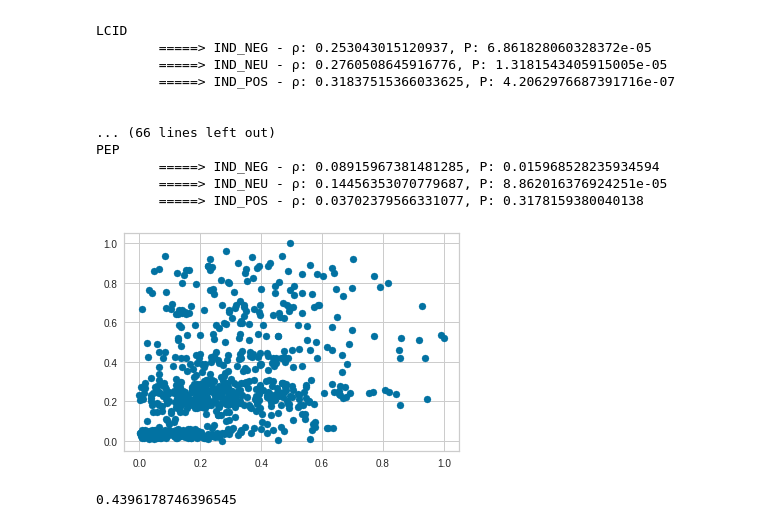
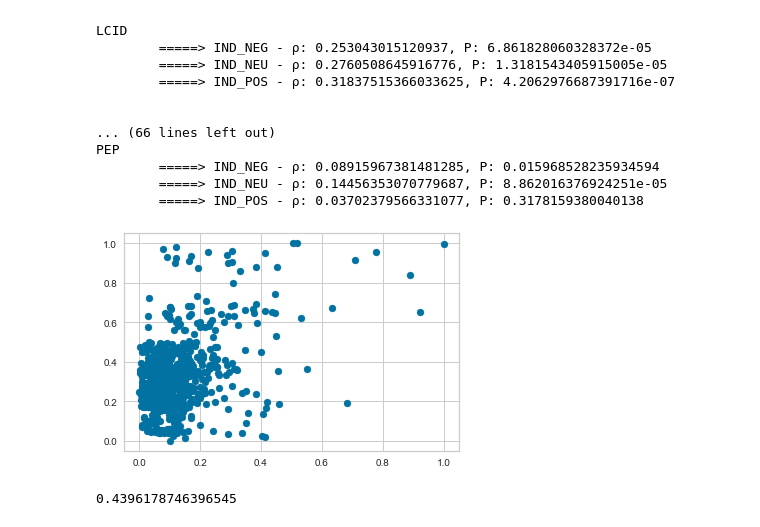
Before and after one commit to svishakan/Social-Media-Based-Stock-Market-Analysis, a Jupyter notebook: Spark Streaming/FinalXGBoostRegressor.ipynb, the cells around one changed output. Saved outputs shown, nothing was run; the diff lists cells and outputs as text; code cells hidden in the pictures.

```diff
--- a/Spark Streaming/FinalXGBoostRegressor.ipynb
+++ b/Spark Streaming/FinalXGBoostRegressor.ipynb
@@ -130,7 +145,7 @@ def load_datasets(cons, tickers, categories, reduce = False):
                 tweet_dfs[ticker] = aggregate_dict_df.copy(deep=True)
 
             else:
-                if category == "Pharma":    #use the new dataset results for Pharma
+                if category == "Pharma" or category == "Oil":    #use the new dataset results for Pharma and Oil
                     tweet_df = pd.read_sql_query(f"SELECT * from reduced_scored_tweets WHERE category='{category}'", cons["Results"])
                 else:
                     tweet_df = pd.read_sql_query(f"SELECT * from new_scored_tweets WHERE category='{category}'", cons["Results"])
@@ -383,10 +398,10 @@ PEP
         =====> IND_NEU - ρ: 0.14456353070779687, P: 8.862016376924251e-05
         =====> IND_POS - ρ: 0.03702379566331077, P: 0.3178159380040138
 # %%
-plt.scatter(norm_dfs["MRNA"]["ind_neu"], norm_dfs["MRNA"]["close"])
+plt.scatter(norm_dfs["CVX"]["wted_neu"], norm_dfs["CVX"]["close"])
 plt.show()
 # %% [output]
-[figure, old version]
+[figure, new version]
 # %%
 from sklearn.linear_model import LinearRegression
 
```
Also changed, not shown: parts of 8 cells of this notebook, 5 other files.
